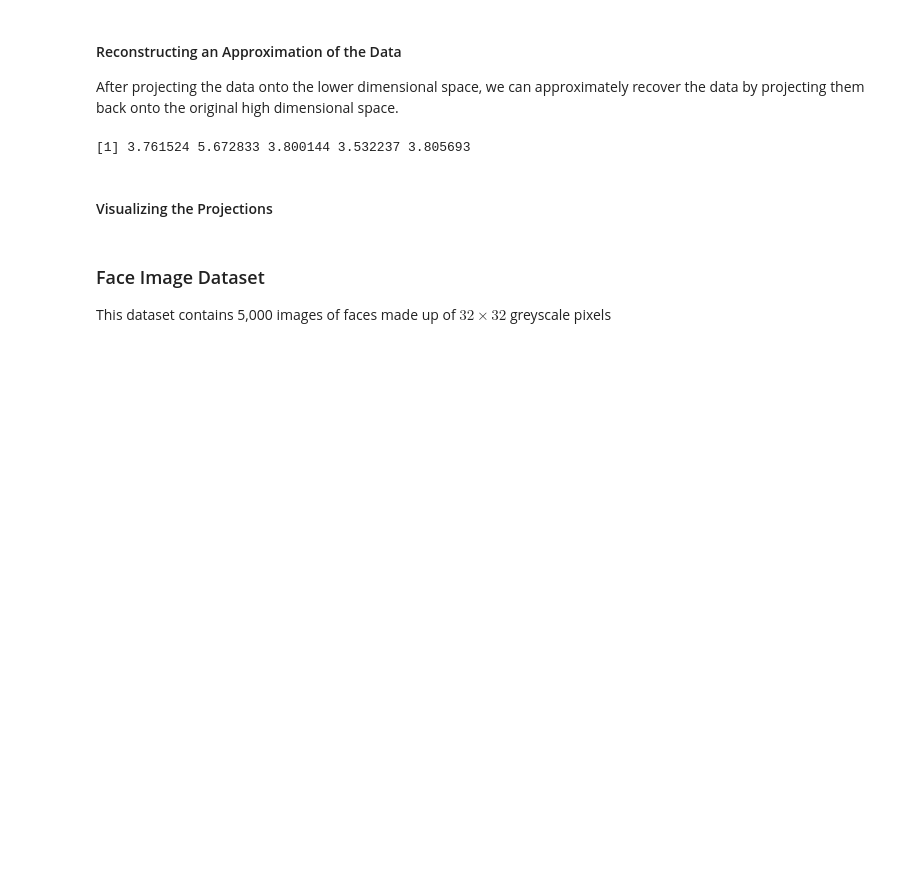
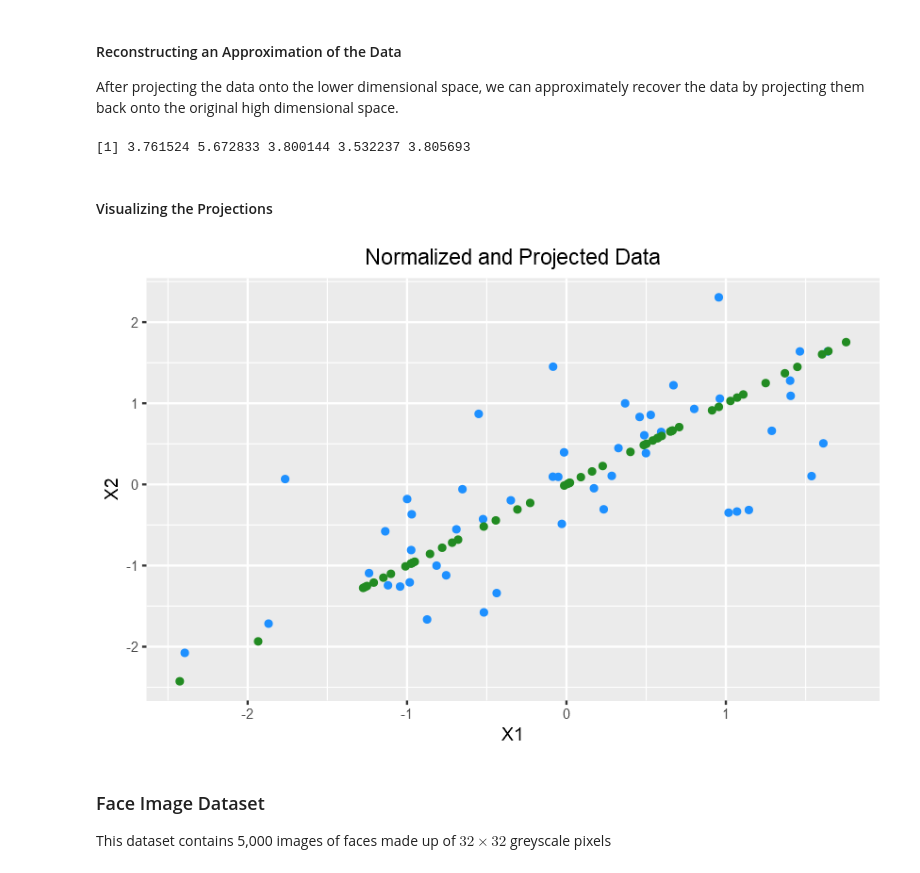
Before and after one commit to JeffMacaluso/Misc, a Jupyter notebook: MachineLearningMOOC/Ex7 R - k-means Clustering and Principal Component Analysis.ipynb, the cells around one changed output. Cells and saved outputs as stored; diff of their text form; code cells hidden in the pictures; blank space fills up the shorter version.

```diff
--- a/MachineLearningMOOC/Ex7 R - k-means Clustering and Principal Component Analysis.ipynb
+++ b/MachineLearningMOOC/Ex7 R - k-means Clustering and Principal Component Analysis.ipynb
@@ -433,6 +433,25 @@ reconstructed[1:5]
 [1] 3.761524 5.672833 3.800144 3.532237 3.805693
 # %% [markdown]
 #### Visualizing the Projections
+# %%
+# Setting up the projected data for plotting
+reconstructed <- apply(reconstructed, 2, standard_scaler)
+reconstructed <- data.frame(reconstructed)
+
+# Normalizing the training data
+dfScaled <- apply(df, 2, standard_scaler)
+dfScaled <- data.frame(dfScaled)
+
+# Plotting the scaled data
+ggplot(dfScaled) +
+  geom_point(aes(x=X1, y=X2), color='dodgerblue') +
+
+  # Plotting the projected data
+  geom_point(data=reconstructed,
+              aes(x=X1, y=X2), color='forestgreen') +
+  ggtitle("Normalized and Projected Data")
+# %% [output]
+[figure, added]
 # %% [markdown]
 ### Face Image Dataset
 
```
Also changed, not shown: parts of 3 cells of this notebook.
